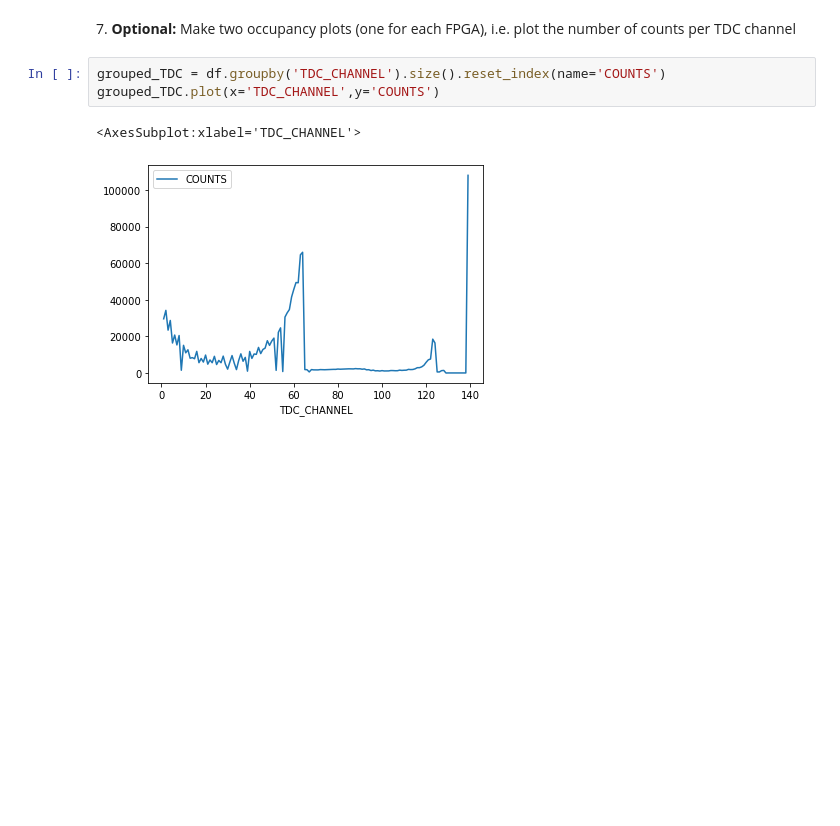
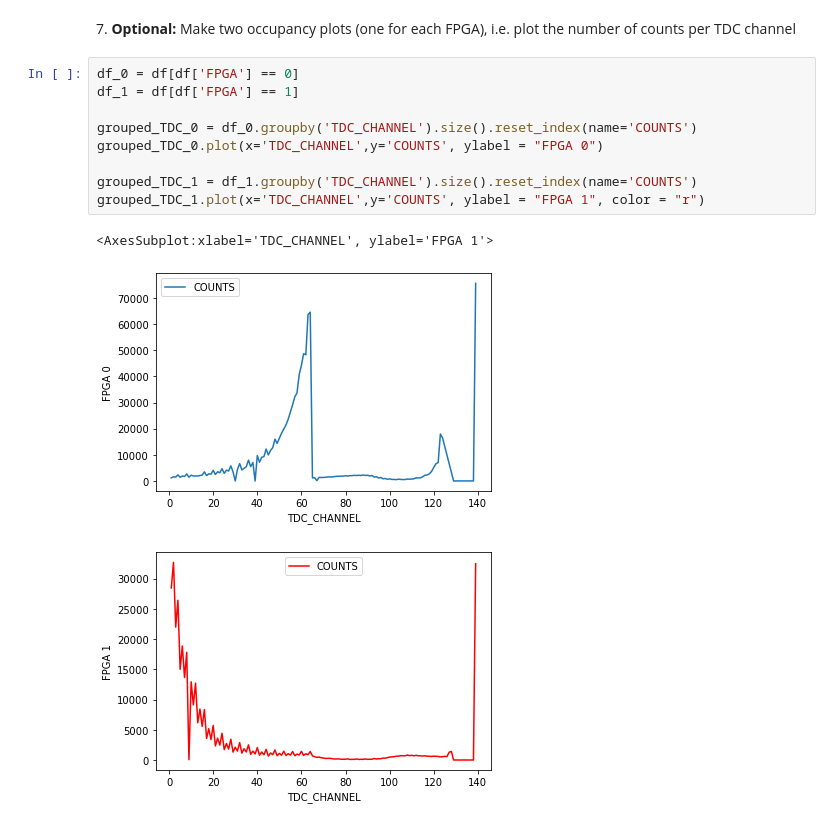
Before and after one commit to zucchett/HighLevelProgramming2021, a Jupyter notebook: 05ex_pandas.ipynb, the cells around one changed output. Cells and saved outputs as stored; diff of their text form; blank space fills up the shorter version.

```diff
--- a/05ex_pandas.ipynb
+++ b/05ex_pandas.ipynb
@@ -125,9 +126,16 @@ Number of non empty orbits for TDC_CHANNEL = 139:
 10976 rows × 2 columns
 # %% [markdown]
 7\. **Optional:** Make two occupancy plots (one for each FPGA), i.e. plot the number of counts per TDC channel
-# %%
-grouped_TDC = df.groupby('TDC_CHANNEL').size().reset_index(name='COUNTS')
-grouped_TDC.plot(x='TDC_CHANNEL',y='COUNTS')
-# %% [output]
-<AxesSubplot:xlabel='TDC_CHANNEL'>
-[figure, removed]
+# %%
+df_0 = df[df['FPGA'] == 0]
+df_1 = df[df['FPGA'] == 1]
+
+grouped_TDC_0 = df_0.groupby('TDC_CHANNEL').size().reset_index(name='COUNTS')
+grouped_TDC_0.plot(x='TDC_CHANNEL',y='COUNTS', ylabel = "FPGA 0")
+
+grouped_TDC_1 = df_1.groupby('TDC_CHANNEL').size().reset_index(name='COUNTS')
+grouped_TDC_1.plot(x='TDC_CHANNEL',y='COUNTS', ylabel = "FPGA 1", color = "r")
+# %% [output]
+<AxesSubplot:xlabel='TDC_CHANNEL', ylabel='FPGA 1'>
+[figure, added]
+[figure, added]
```
Also changed, not shown: parts of 1 cell of this notebook.
